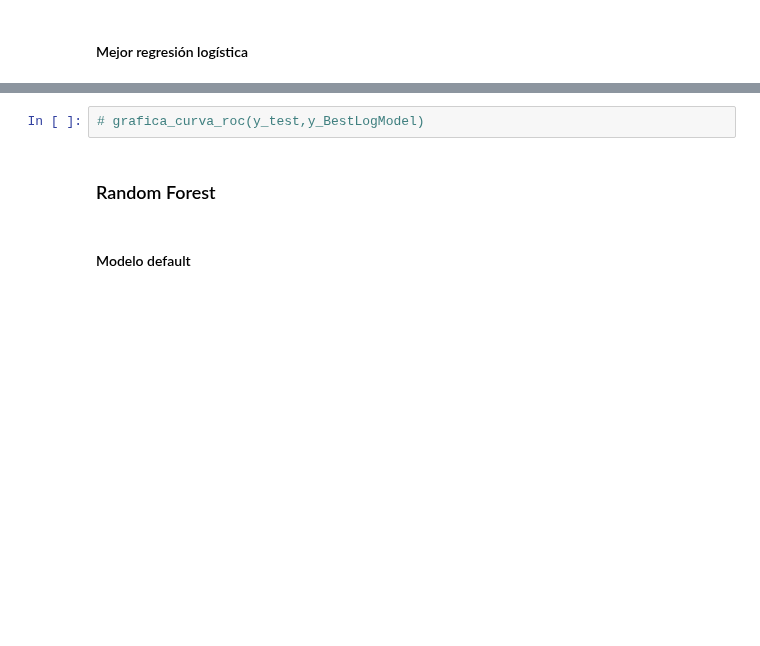
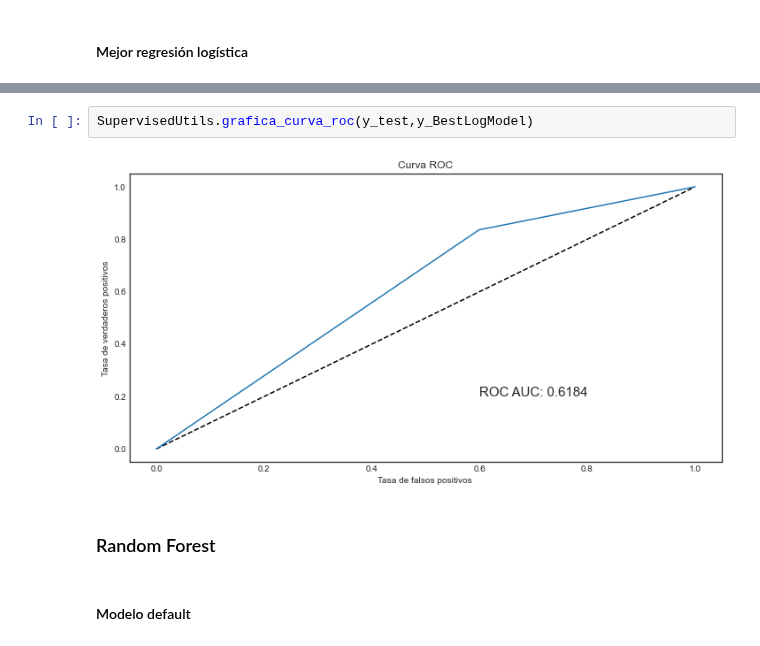
Before and after one commit to jesus-valencia97/Diplomado-en-ciencia-de-datos, a Jupyter notebook: Proyecto/Modulo 5/M2/M5 - Modulo 2.ipynb, the cells around one changed output, grey strips where cells are left out. Drawn from its saved outputs; the diff is of its cells as text; blank space fills up the shorter version.

```diff
--- a/Proyecto/Modulo 5/M2/M5 - Modulo 2.ipynb
+++ b/Proyecto/Modulo 5/M2/M5 - Modulo 2.ipynb
@@ -342,5 +357,7 @@ SupervisedUtils.grafica_curva_roc(y_test,y_LogModel)
 # %%
-# grafica_curva_roc(y_test,y_BestLogModel)
+SupervisedUtils.grafica_curva_roc(y_test,y_BestLogModel)
+# %% [output]
+[figure, added]
 # %% [markdown]
 ### Random Forest
 # %% [markdown]
```
Also changed, not shown: parts of 76 cells of this notebook.
